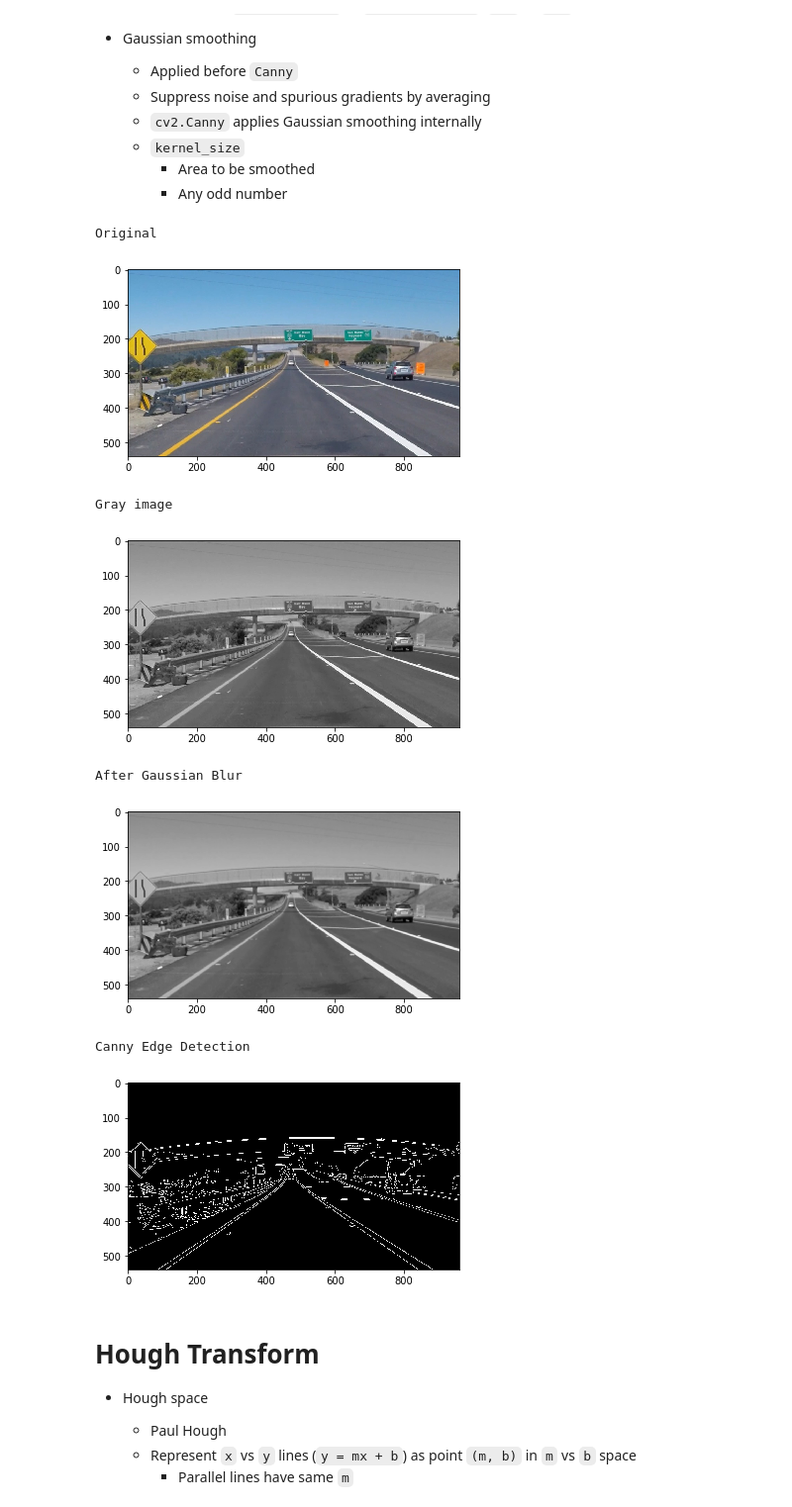
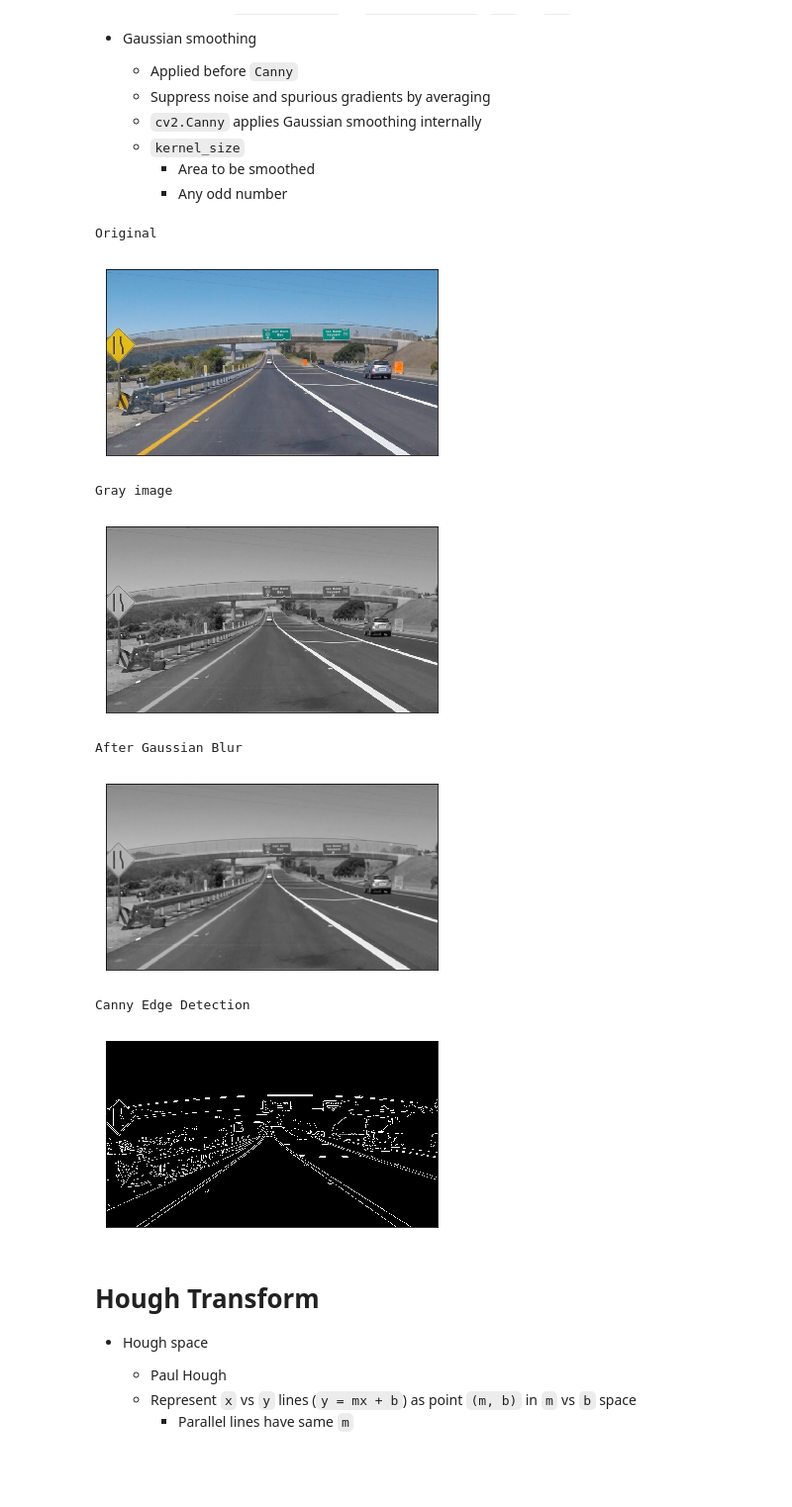
Before and after one commit to tuliren/sdc-nd, a Jupyter notebook: 01-lane-line-detection/canny_edge_detection.ipynb, the cells around one changed output. Shown at 99% size. Saved outputs shown, nothing was run; the diff lists cells and outputs as text; code cells hidden in the pictures; blank space fills up the shorter version.

```diff
--- a/01-lane-line-detection/canny_edge_detection.ipynb
+++ b/01-lane-line-detection/canny_edge_detection.ipynb
@@ -36,52 +48,47 @@
 # %%
-import matplotlib.pyplot as plt
-import matplotlib.image as mpimg
-import numpy as np
-import cv2
-
 # Read in the image
 image = mpimg.imread('input/exit-ramp.jpg')
 print('Original')
 plt.imshow(image)
-plt.show()
+image_helper.show()
 
 # Convert to grayscale
 gray = cv2.cvtColor(image, cv2.COLOR_RGB2GRAY)
 print('Gray image')
 plt.imshow(gray, cmap='gray')
-plt.savefig('output/canny-edge-gray.png')
-plt.show()
+image_helper.save('output/canny-edge-gray.png')
+image_helper.show()
 
 # Define a kernel size for Gaussian smoothing / blurring
 # Note: this step is optional as cv2.Canny() applies a 5x5 Gaussian internally
 kernel_size = 5
 blur_gray = cv2.GaussianBlur(gray, (kernel_size, kernel_size), 0)
 
 print('After Gaussian Blur')
 plt.imshow(blur_gray, cmap='gray')
-plt.savefig('output/canny-edge-gaussian-blur.png')
-plt.show()
+image_helper.save('output/canny-edge-gaussian-blur.png')
+image_helper.show()
 
 # Define parameters for Canny and run it
 # NOTE: if you try running this code you might want to change these!
 low_threshold = 50
 high_threshold = 150
 edges = cv2.Canny(blur_gray, low_threshold, high_threshold)
 
 # Display the image
 print('Canny Edge Detection')
 plt.imshow(edges, cmap='Greys_r')
-plt.savefig('output/canny-edge-canny.png')
-plt.show()
+image_helper.save('output/canny-edge-canny.png')
+image_helper.show()
 # %% [output]
 Original
-[figure, old version]
+[figure, new version]
 Gray image
-[figure, old version]
+[figure, new version]
 After Gaussian Blur
-[figure, old version]
+[figure, new version]
 Canny Edge Detection
-[figure, old version]
+[figure, new version]
 # %% [markdown]
 # Hough Transform
 - Hough space
```
Also changed, not shown: parts of 2 cells of this notebook, 1 other file.
